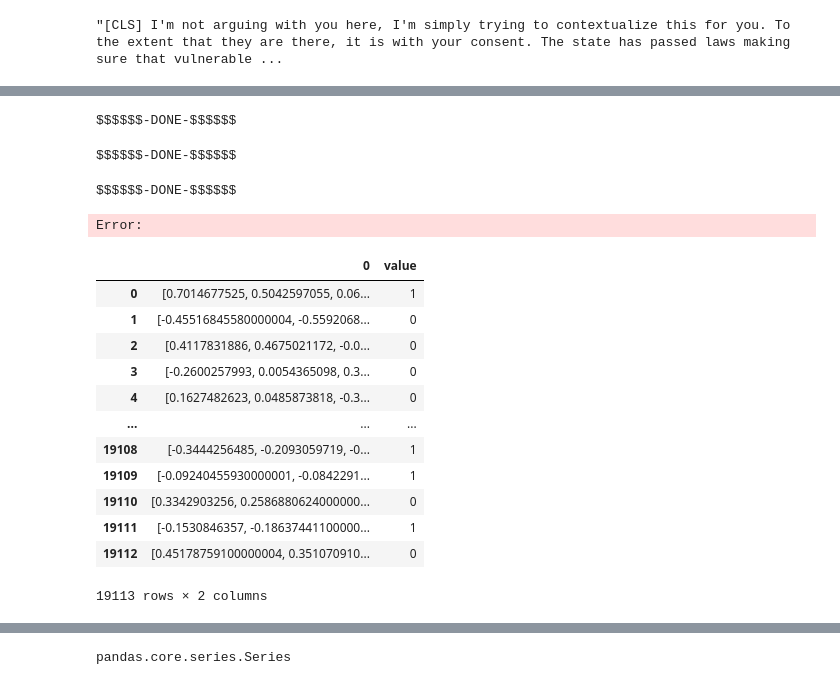
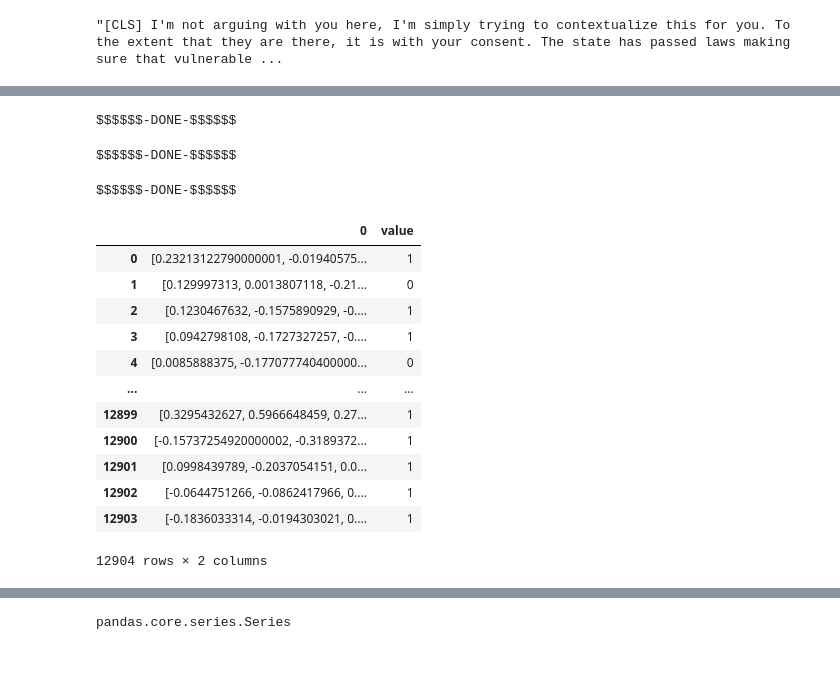
Before and after one commit to PLN-disca-iimas/StyleChangeDetection, a Jupyter notebook: Transformers/BERTonizer.ipynb, the cells around one changed output, grey strips where cells are left out. Drawn from its saved outputs; the diff is of its cells as text; code cells hidden in the pictures.

```diff
--- a/Transformers/BERTonizer.ipynb
+++ b/Transformers/BERTonizer.ipynb
@@ -148,5 +240,5 @@ def comparation(X1, X2):
 # %%
-data=BERTProcessing("../corpus/dataset1/train/prepared/",tokenizer,model)
+data=BERTProcessingOneText("../corpus/dataset1/train/prepared/",tokenizer,model)
 data
 def save_series_to_jsonl(series, filename):
     series.to_json(filename, orient='records', lines=True)
@@ -154,72 +246,45 @@ def save_series_to_jsonl(series, filename):
 def load_series_from_jsonl(filename):
     return pd.read_json(filename, lines=True)
 
-def row_to_vector(row):
-    return row.values
 
-X_vectors0=data[0].apply(row_to_vector,axis=1)
-X_vectors1=data[1].apply(row_to_vector,axis=1)
-X_resta=comparation(X_vectors0,X_vectors1)
-
-X = pd.concat([X_resta, data[2]], axis=1)
-
-save_series_to_jsonl(X, '../corpus/dataset1/train/processed/dataset1.jsonl')
+save_series_to_jsonl(data, '../corpus/dataset1/train/processed/dataset1_OneText.jsonl')
 
 ###########################
 
-data=BERTProcessing("../corpus/dataset2/train/prepared/",tokenizer,model)
+data=BERTProcessingOneText("../corpus/dataset2/train/prepared/",tokenizer,model)
 data
 
-def row_to_vector(row):
-    return row.values
 
-X_vectors0=data[0].apply(row_to_vector,axis=1)
-X_vectors1=data[1].apply(row_to_vector,axis=1)
-X_resta=comparation(X_vectors0,X_vectors1)
-
-X = pd.concat([X_resta, data[2]], axis=1)
-
-save_series_to_jsonl(X, '../corpus/dataset2/train/processed/dataset2.jsonl')
-
+save_series_to_jsonl(data, '../corpus/dataset1/train/processed/dataset2_OneText.jsonl')
 ###########################
 
-data=BERTProcessing("../corpus/dataset3/train/prepared/",tokenizer,model)
+data=BERTProcessingOneText("../corpus/dataset3/train/prepared/",tokenizer,model)
 data
 
-def row_to_vector(row):
-    return row.values
-
-X_vectors0=data[0].apply(row_to_vector,axis=1)
-X_vectors1=data[1].apply(row_to_vector,axis=1)
-X_resta=comparation(X_vectors0,X_vectors1)
-
-X = pd.concat([X_resta, data[2]], axis=1)
-
-save_series_to_jsonl(X, '../corpus/dataset3/train/processed/dataset3.jsonl')
+save_series_to_jsonl(data, '../corpus/dataset1/train/processed/dataset3_OneText.jsonl')
 # %% [output]
 $$$$$$-DONE-$$$$$$
 $$$$$$-DONE-$$$$$$
 $$$$$$-DONE-$$$$$$
-Error:
 # %%
 def load_series_from_jsonl(filename):
     return pd.read_json(filename, lines=True)
 # %%
 # Cargar la serie desde el archivo .jsonl
-X = load_series_from_jsonl('../corpus/dataset3/train/processed/dataset3.jsonl')
+X = load_series_from_jsonl('../corpus/dataset1/train/processed/dataset1_OneText.jsonl')
 X
 # %% [output]
 |  | 0 | value |
-| 0 | [0.7014677525, 0.5042597055, 0.06... | 1 |
-| 1 | [-0.45516845580000004, -0.5592068... | 0 |
-| 2 | [0.4117831886, 0.4675021172, -0.0... | 0 |
-| 3 | [-0.2600257993, 0.0054365098, 0.3... | 0 |
-| 4 | [0.1627482623, 0.0485873818, -0.3... | 0 |
+| 0 | [0.23213122790000001, -0.01940575... | 1 |
+| 1 | [0.129997313, 0.0013807118, -0.21... | 0 |
+| 2 | [0.1230467632, -0.1575890929, -0.... | 1 |
+| 3 | [0.0942798108, -0.1727327257, -0.... | 1 |
+| 4 | [0.0085888375, -0.177077740400000... | 0 |
 | ... | ... | ... |
-| 19108 | [-0.3444256485, -0.2093059719, -0... | 1 |
-| 19109 | [-0.09240455930000001, -0.0842291... | 1 |
-| 19110 | [0.3342903256, 0.2586880624000000... | 0 |
-| 19111 | [-0.1530846357, -0.18637441100000... | 1 |
-| 19112 | [0.45178759100000004, 0.351070910... | 0 |
+| 12899 | [0.3295432627, 0.5966648459, 0.27... | 1 |
+| 12900 | [-0.15737254920000002, -0.3189372... | 1 |
+| 12901 | [0.0998439789, -0.2037054151, 0.0... | 1 |
+| 12902 | [-0.0644751266, -0.0862417966, 0.... | 1 |
+| 12903 | [-0.1836033314, -0.0194303021, 0.... | 1 |
-19113 rows × 2 columns
+12904 rows × 2 columns
 # %%
```
Also changed, not shown: parts of 19 cells of this notebook.
